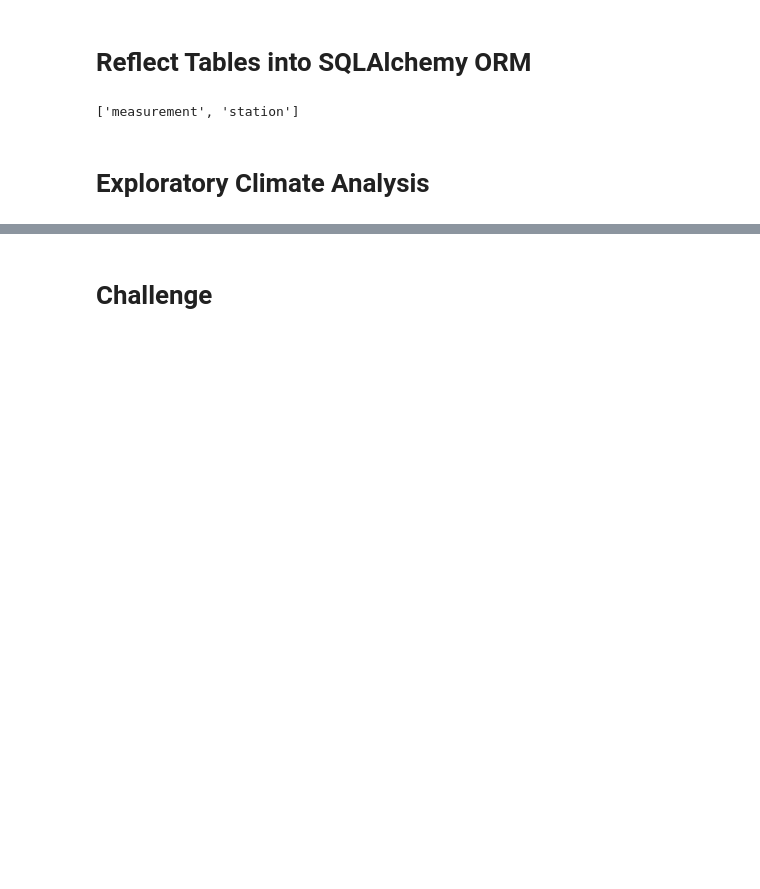
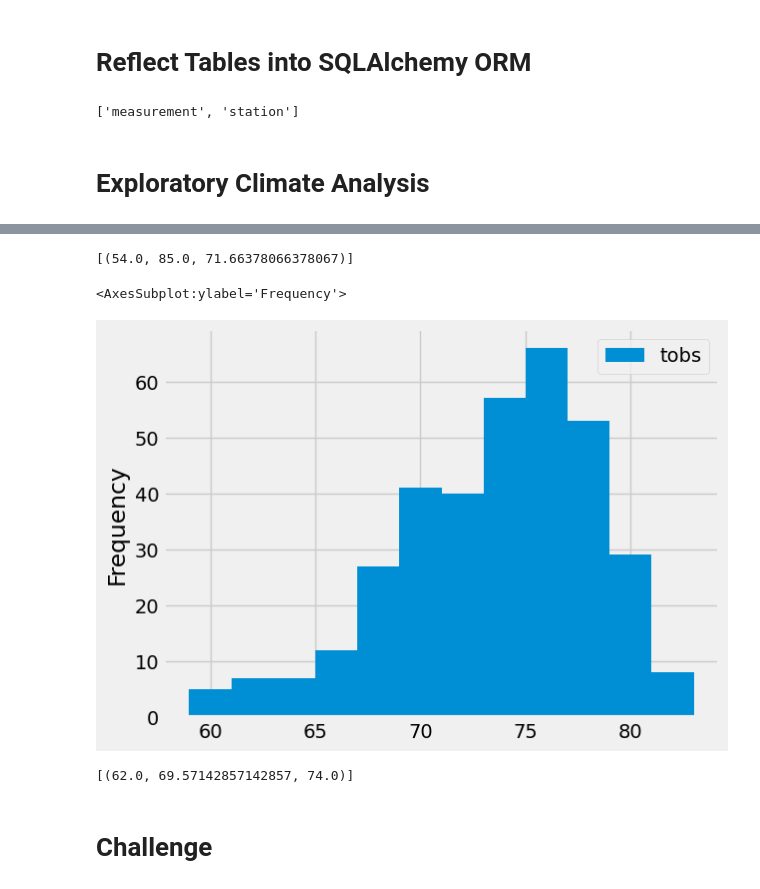
Before and after one commit to jgania/Surfs-Up, a Jupyter notebook: climate_analysis.ipynb, the cells around one changed output, grey strips where cells are left out. Drawn from its saved outputs; the diff is of its cells as text; code cells hidden in the pictures; blank space fills up the shorter version.

```diff
--- a/climate_analysis.ipynb
+++ b/climate_analysis.ipynb
@@ -59,11 +90,35 @@ session = Session(engine)
 # %%
 # Using the station id from the previous query, calculate the lowest temperature recorded,
 # highest temperature recorded, and average temperature most active station?
+session.query(func.min(Measurement.tobs), func.max(Measurement.tobs), func.avg(Measurement.tobs)).\
+    filter(Measurement.station == 'USC00519281').all()
+# %% [output]
+[(54.0, 85.0, 71.66378066378067)]
 # %%
 # Choose the station with the highest number of temperature observations.
 # Query the last 12 months of temperature observation data for this station and plot the results as a histogram
+import datetime as dt
+from pandas.plotting import table
+prev_year = dt.date(2017, 8, 23) - dt.timedelta(days=365)
+
+results = session.query(Measurement.tobs).\
+    filter(Measurement.station == 'USC00519281').\
+    filter(Measurement.date >= prev_year).all()
+df = pd.DataFrame(results, columns=['tobs'])
+
+df.plot.hist(bins=12)
+# %% [output]
+<AxesSubplot:ylabel='Frequency'>
+[figure, added]
 # %%
 # Write a function called `calc_temps` that will accept start date and end date in the format '%Y-%m-%d'
 # and return the minimum, average, and maximum temperatures for that range of dates
+def calc_temps(start_date, end_date):
+
+    return session.query(func.min(Measurement.tobs), func.avg(Measurement.tobs), func.max(Measurement.tobs)).\
+        filter(Measurement.date >= start_date).filter(Measurement.date <= end_date).all()
+print(calc_temps('2012-02-28', '2012-03-05'))
+# %% [output]
+[(62.0, 69.57142857142857, 74.0)]
 # %% [markdown]
 # Challenge
```
Also changed, not shown: parts of 4 cells of this notebook.
